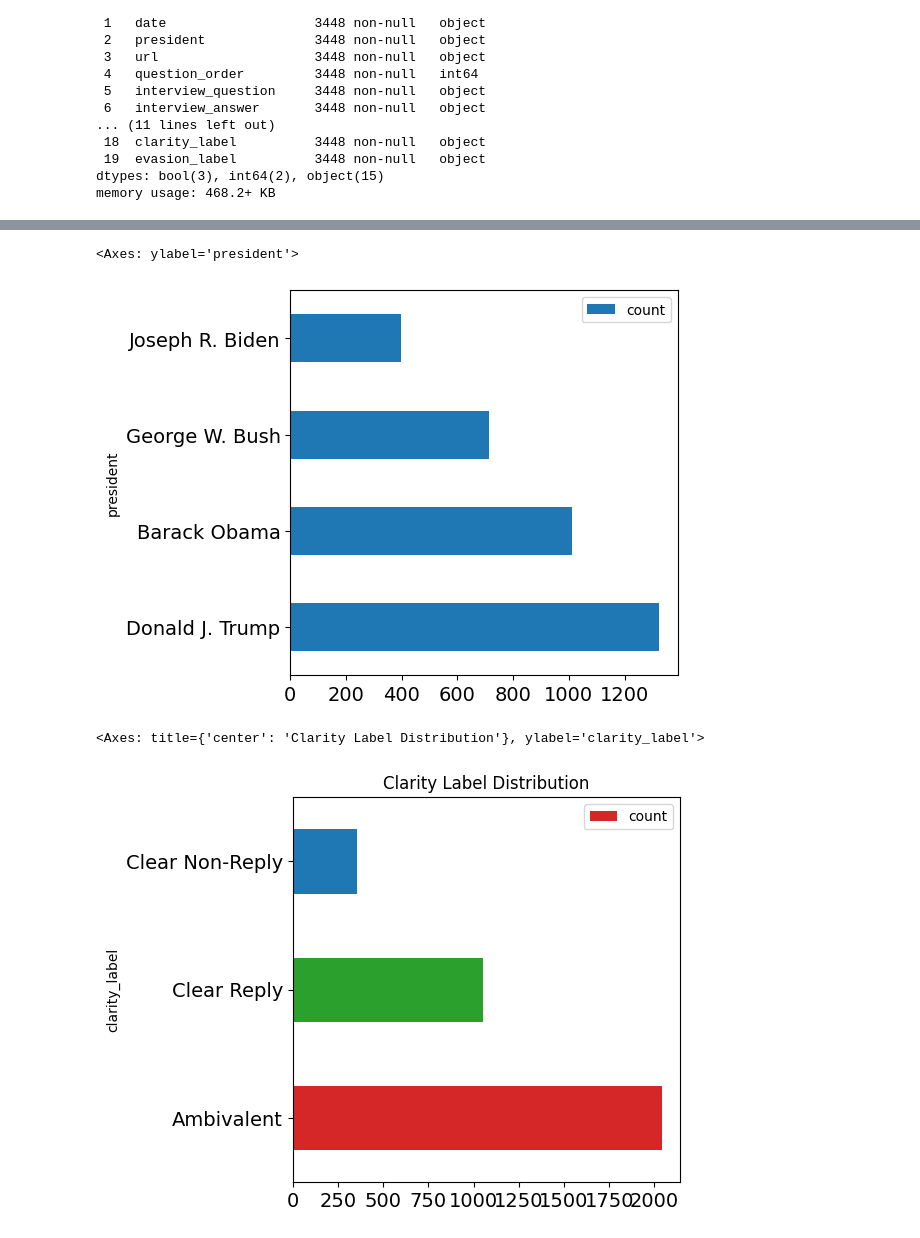
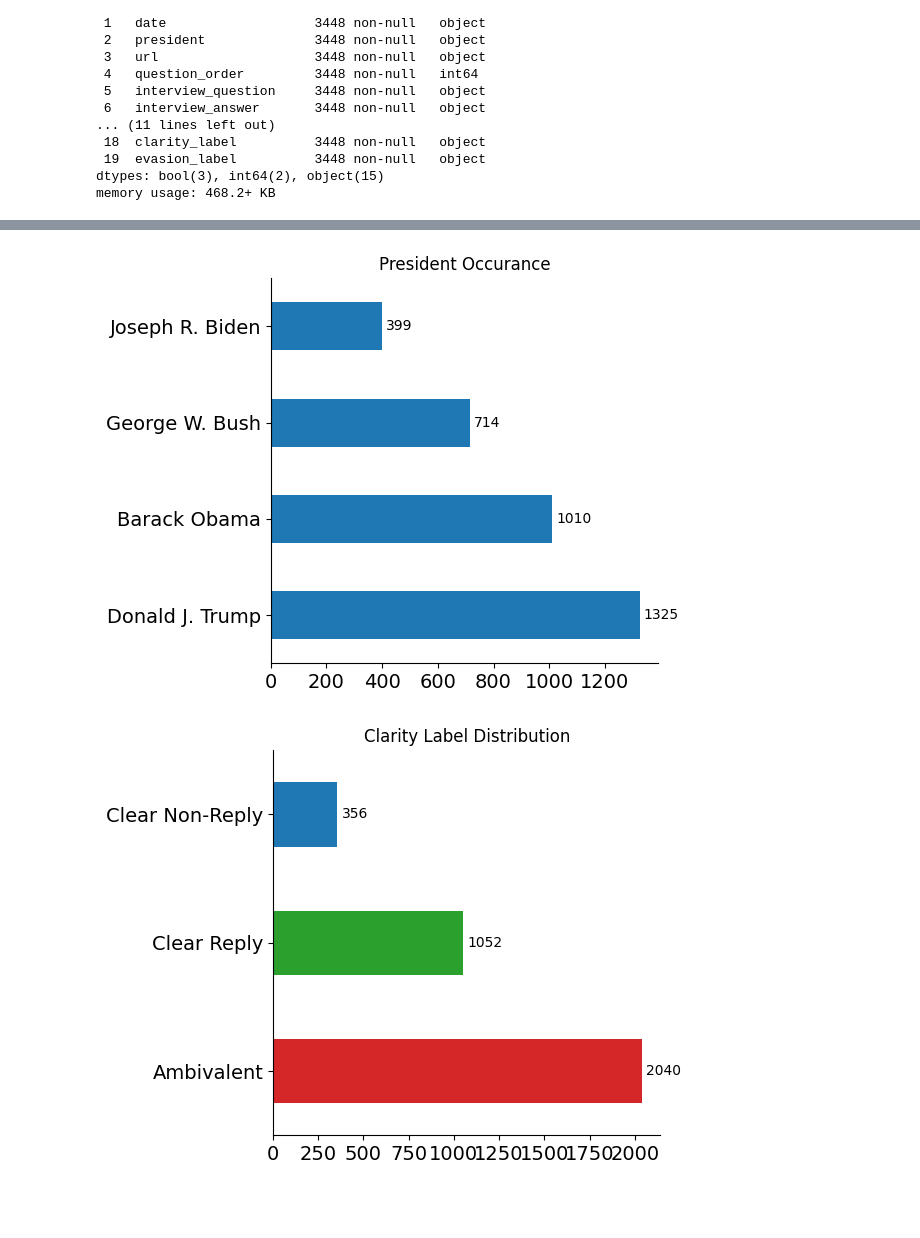
Before and after one commit to Akseldindisyan/CS445_CLARITY_Unmasking-Political-Question-Evasions, a Jupyter notebook: CS445.ipynb, the cells around one changed output, grey strips where cells are left out. Drawn from its saved outputs; the diff is of its cells as text; code cells hidden in the pictures; blank space fills up the shorter version.

Commit message:
eda graph function update

```diff
--- a/CS445.ipynb
+++ b/CS445.ipynb
@@ -104,17 +104,28 @@ df_train.head(5)
 | 2 | The President's News Conference i... | September 10, 2023 | Joseph R. Biden | https://www.presidency.ucsb.edu/d... | 2 | Q. No worries. Do you believe the... | Look, I think China has a difficu... | ... |
 | 3 | The President's News Conference i... | September 10, 2023 | Joseph R. Biden | https://www.presidency.ucsb.edu/d... | 2 | Q. No worries. Do you believe the... | Look, I think China has a difficu... | ... |
 | 4 | The President's News Conference i... | September 10, 2023 | Joseph R. Biden | https://www.presidency.ucsb.edu/d... | 3 | Q. I can imagine. It is evening, ... | Well, I hope I get to see Mr. Xi ... | ... |
+# %%
+def plot_occurance(my_title,my_df,my_column,my_color="tab:blue"):
+    #Occurance of each person
+    occurence = my_df[my_column].value_counts()
+    ax=occurence.plot(kind="barh",legend=False,figsize=(5,5),fontsize=14,title= my_title,ylabel="",color=my_color)
+    #To add Values
+    ax.bar_label(ax.containers[0], fmt='%d', padding=3)
+    #Removed some spines in order to fit value label
+    ax.spines['top'].set_visible(False)
+    ax.spines['right'].set_visible(False)
+    plt.show()
+    return
 # %%
 #Occurance of each person
-president_occurence = df_train["president"].value_counts()
-president_occurence.plot(kind="barh",legend=True,figsize=(5,5),fontsize=14,title= "President Occurance")
+plot_occurance("President Occurance",df_train,"president")
 # %% [output]
-<Axes: ylabel='president'>
-[figure, old version]
+[figure, new version]
 # %%
-president_occurence = df_train["clarity_label"].value_counts()
-president_occurence.plot(kind="barh",legend=True,figsize=(5,5),fontsize=14,title="Clarity Label Distribution",color=["tab:red","tab:green","tab:blue"])
+#Print Clarity Label Occurance
+#Color them to mathc them easir with evasion labels
+bar_colors=["tab:red","tab:green","tab:blue"]
+plot_occurance("Clarity Label Distribution",df_train,"clarity_label",bar_colors)
 # %% [output]
-<Axes: title={'center': 'Clarity Label Distribution'}, ylabel='clarity_label'>
-[figure, old version]
+[figure, new version]
 # %%
```
Also changed, not shown: parts of 2 cells of this notebook.
